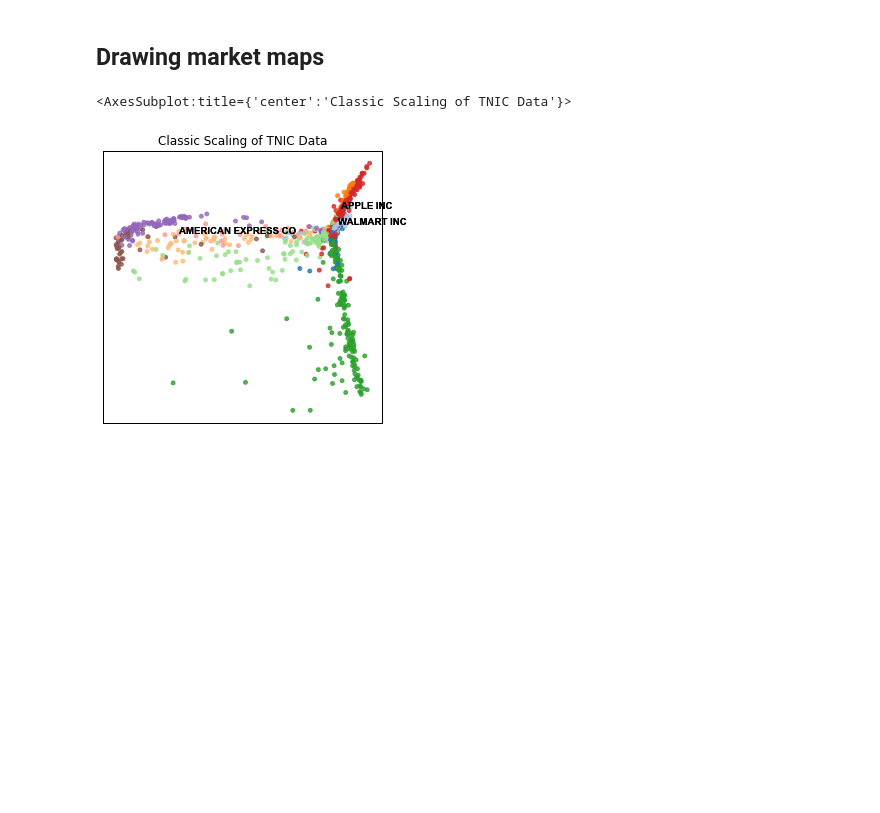
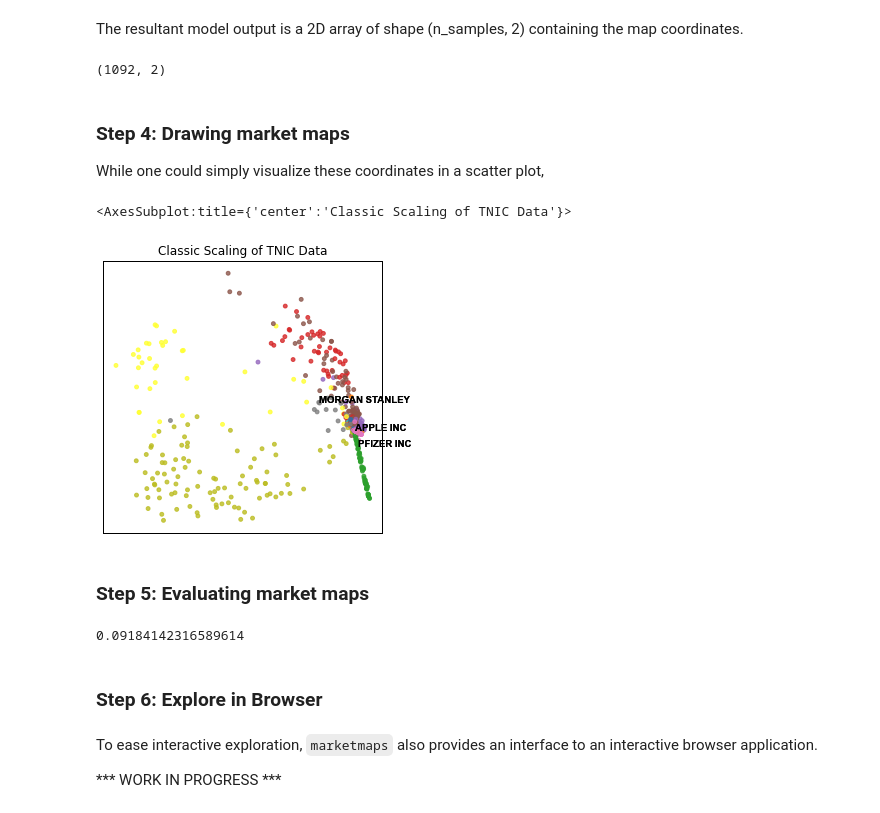
Before and after one commit to mpmatthe/evomap, a Jupyter notebook: docs/quickstart.ipynb, the cells around one changed output. Cells and saved outputs as stored; diff of their text form; code cells hidden in the pictures; blank space fills up the shorter version.

Commit message:
feat: Adjust tutorial

```diff
--- a/docs/quickstart.ipynb
+++ b/docs/quickstart.ipynb
@@ -15,7 +39,7 @@ The original data is provided at https://hobergphillips.tuck.dartmouth.edu/. Her
 # %%
-from marketmaps.datasets import load_TNIC_testdata
-TNIC_testdata = load_TNIC_testdata()
+from marketmaps.datasets import load_tnic_sample
+tnic_sample = load_tnic_sample()
 # %%
-S = TNIC_testdata['matrix']
-labels = TNIC_testdata['labels']
-cluster = TNIC_testdata['cluster']
+sim_mat = tnic_sample['matrix']
+labels = tnic_sample['labels']
+cluster = tnic_sample['cluster']
@@ -31,0 +64,5 @@ Y,_ = cmdscale(D)
+# %%
+from marketmaps.preprocessing import sim2dist
+dist_mat = sim2dist(sim_mat, transformation= 'mirror')
+print("Smallest matrix entry: ", np.min(dist_mat), "\n",  "Largest matrix entry: ", np.max(dist_mat))
+print("Distance between {0} and {1}: {2}".format(labels[0], labels[1], dist_mat[0,1]))
@@ -32,12 +79,37 @@ Y,_ = cmdscale(D)
+# %%
+from marketmaps.mapping import CMDS
+model = CMDS(n_dims = 2).fit(dist_mat)
+map_coords = model.Y
+# %% [markdown]
+The resultant model output is a 2D array of shape (n_samples, 2) containing the map coordinates.
+# %%
+map_coords.shape
+# %% [output]
+(1092, 2)
+# %% [markdown]
+### Step 4: Drawing market maps
+
+While one could simply visualize these coordinates in a scatter plot,
+# %%
+from marketmaps.printer import draw_map
+draw_map(map_coords, cluster,
+         labels = labels,
+         highlight_labels= ['APPLE INC', 'MORGAN STANLEY', 'PFIZER INC'],
+         annotate = 'labels',
+         title_str = "Classic Scaling of TNIC Data")
+# %% [output]
+<AxesSubplot:title={'center':'Classic Scaling of TNIC Data'}>
+[figure, added]
 # %% [markdown]
-## Drawing market maps
+### Step 5: Evaluating market maps
-# %%
-from marketmaps.printer import draw_map
-draw_map(Y, cluster,
-         labels = labels,
-         annotate = 'labels',
-         highlight_labels = ['APPLE INC', 'WALMART INC', 'AMERICAN EXPRESS CO'],
-         title_str = "Classic Scaling of TNIC Data")
-# %% [output]
-<AxesSubplot:title={'center':'Classic Scaling of TNIC Data'}>
-[figure, removed]
+# %%
+from marketmaps.metrics import adjusted_hitrate_score
+adjusted_hitrate_score(dist_mat, map_coords, input_type= 'distance')
+# %% [output]
+0.09184142316589614
+# %% [markdown]
+### Step 6: Explore in Browser
+# %% [markdown]
+To ease interactive exploration, `marketmaps` also provides an interface to an interactive browser application.
+
+*** WORK IN PROGRESS ***
```
Also changed, not shown: parts of 12 cells of this notebook, 1 other file.
